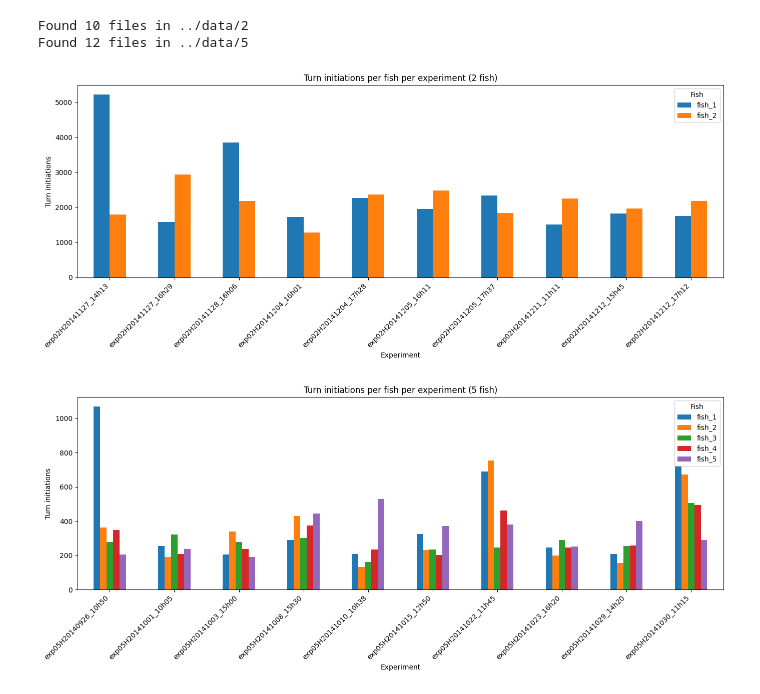
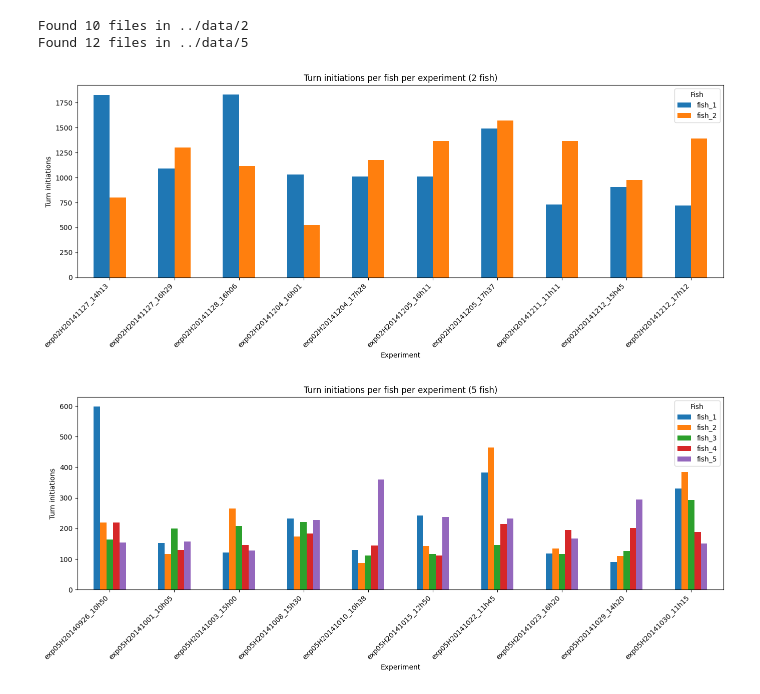
Before and after one commit to eloisecowley4/mdm2_project2, a Jupyter notebook: behavior_analisis/leaderfollower.ipynb, the cells around one changed output. Saved outputs shown, nothing was run; the diff lists cells and outputs as text; code cells hidden in the pictures.

```diff
--- a/behavior_analisis/leaderfollower.ipynb
+++ b/behavior_analisis/leaderfollower.ipynb
@@ -6,7 +102,7 @@ import pandas as pd
 import matplotlib.pyplot as plt
 
 def find_turning_points(x: np.typing.NDArray, y: np.typing.NDArray,
-                        threshold_deg=45, min_frames=5) -> list[tuple[int, int]]:
+                        threshold_deg=90, min_frames=5) -> list[tuple[int, int]]:
     '''
     Detect sharp, sustained direction changes in fish movement.
     '''
@@ -84,37 +180,37 @@ def data_access(folder, n_fish, initiation_window):
                         for j in range(1, n_fish + 1) if j != i
                     )
                     if not others_turned_recently:
                         initiation_counts[f'fish_{i}'] += 1
 
         exp_initiations[exp_id] = initiation_counts
 
     summary_df = pd.DataFrame(exp_initiations).T
     summary_df.index.name = 'exp_id'
     return exp_chunks, summary_df
 
 
 def plot_initiations(summary_df, title):
     ax = summary_df.plot(kind='bar', figsize=(14, 6))
     plt.title(title)
     plt.xlabel('Experiment')
     plt.ylabel('Turn initiations')
     plt.xticks(rotation=45, ha='right')
     plt.legend(title='Fish')
     plt.tight_layout()
     plt.show()
 
 
 # Run for both 2 and 5 fish
-_, summary_2 = data_access(folder='../data/2', n_fish=2, initiation_window=15)
-_, summary_5 = data_access(folder='../data/5', n_fish=5, initiation_window=15)
+_, summary_2 = data_access(folder='../data/2', n_fish=2, initiation_window=25)
+_, summary_5 = data_access(folder='../data/5', n_fish=5, initiation_window=25)
 
 plot_initiations(summary_2, title='Turn initiations per fish per experiment (2 fish)')
 plot_initiations(summary_5, title='Turn initiations per fish per experiment (5 fish)')
 # %% [output]
 Found 10 files in ../data/2
 Found 12 files in ../data/5
-[figure, old version]
+[figure, new version]
-[figure, old version]
+[figure, new version]
 # %%
 import glob
 import os
```
Also changed, not shown: parts of 2 cells of this notebook.
